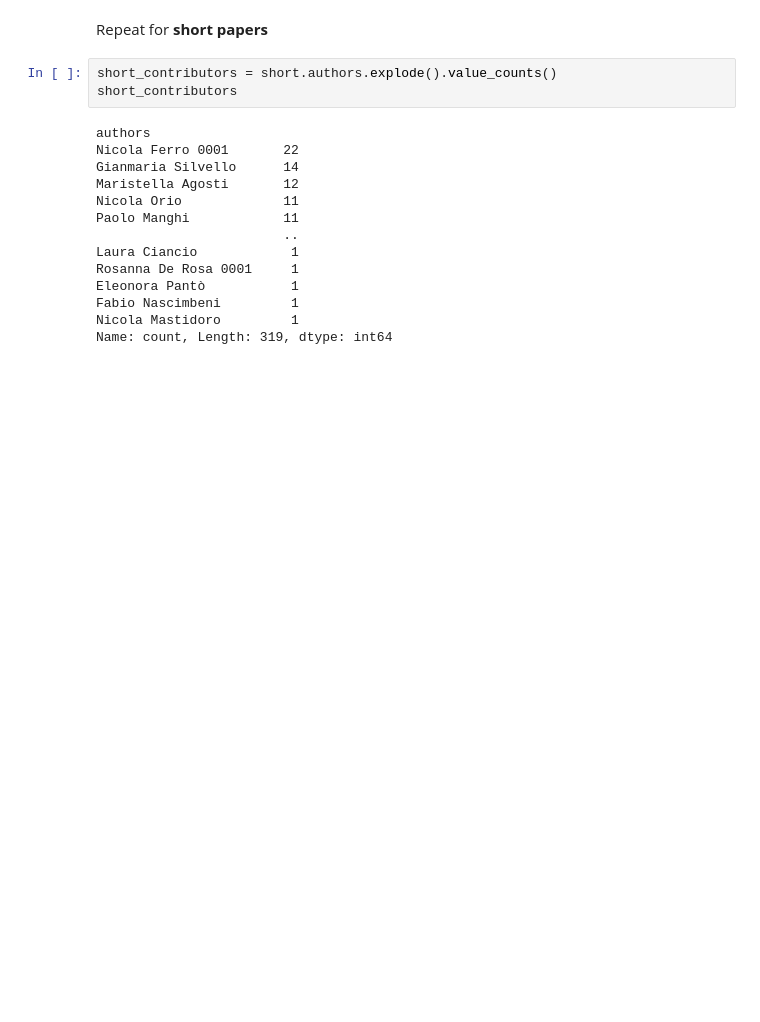
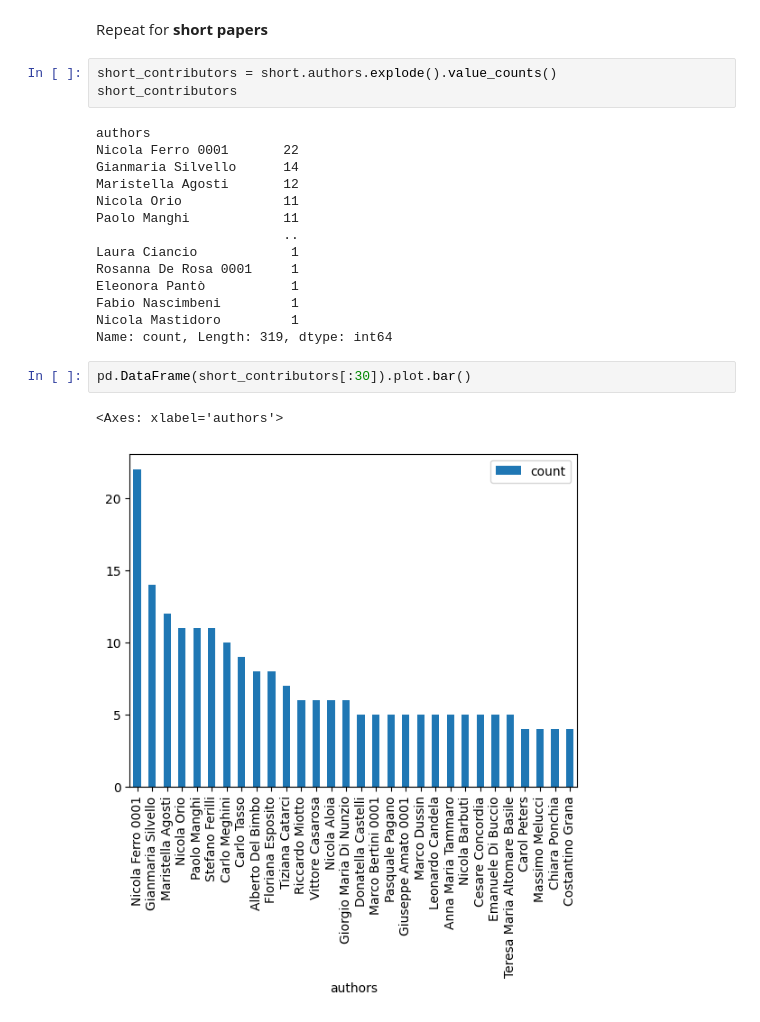
Before and after one commit to andremann/IRCDL-2024, a Jupyter notebook: notebooks/01-AM-exploration.ipynb, the cells around one changed output. Drawn from its saved outputs; the diff is of its cells as text; blank space fills up the shorter version.

```diff
--- a/notebooks/01-AM-exploration.ipynb
+++ b/notebooks/01-AM-exploration.ipynb
@@ -239,6 +286,11 @@ Eleonora Pantò           1
 Fabio Nascimbeni         1
 Nicola Mastidoro         1
 Name: count, Length: 319, dtype: int64
+# %%
+pd.DataFrame(short_contributors[:30]).plot.bar()
+# %% [output]
+<Axes: xlabel='authors'>
+[figure, added]
 # %%
 top_short = short_contributors[(~short_contributors.index.str.lower().str.contains(to_filter)) & (short_contributors > 3)]
 top_short
```
Also changed, not shown: parts of 10 cells of this notebook.
